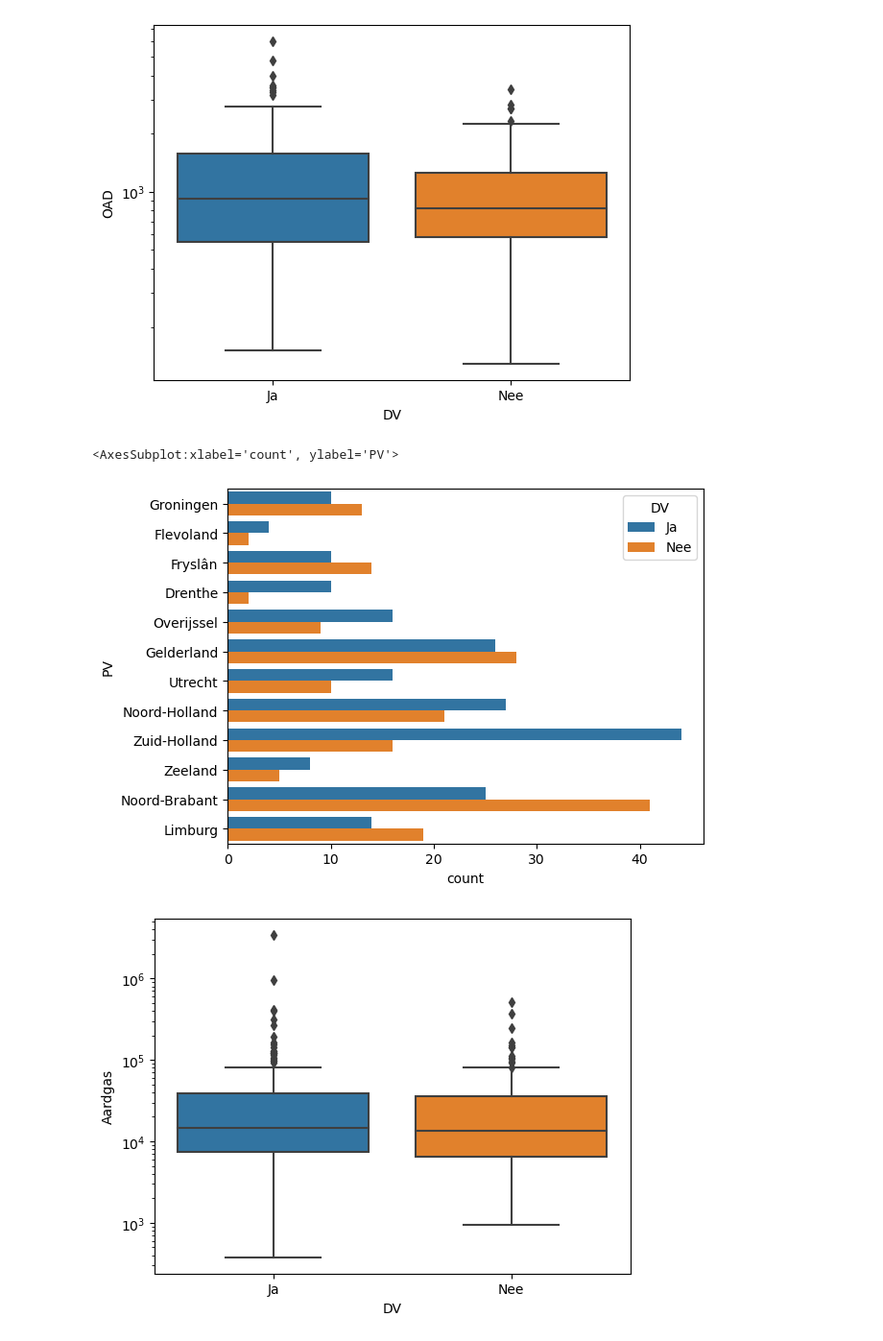
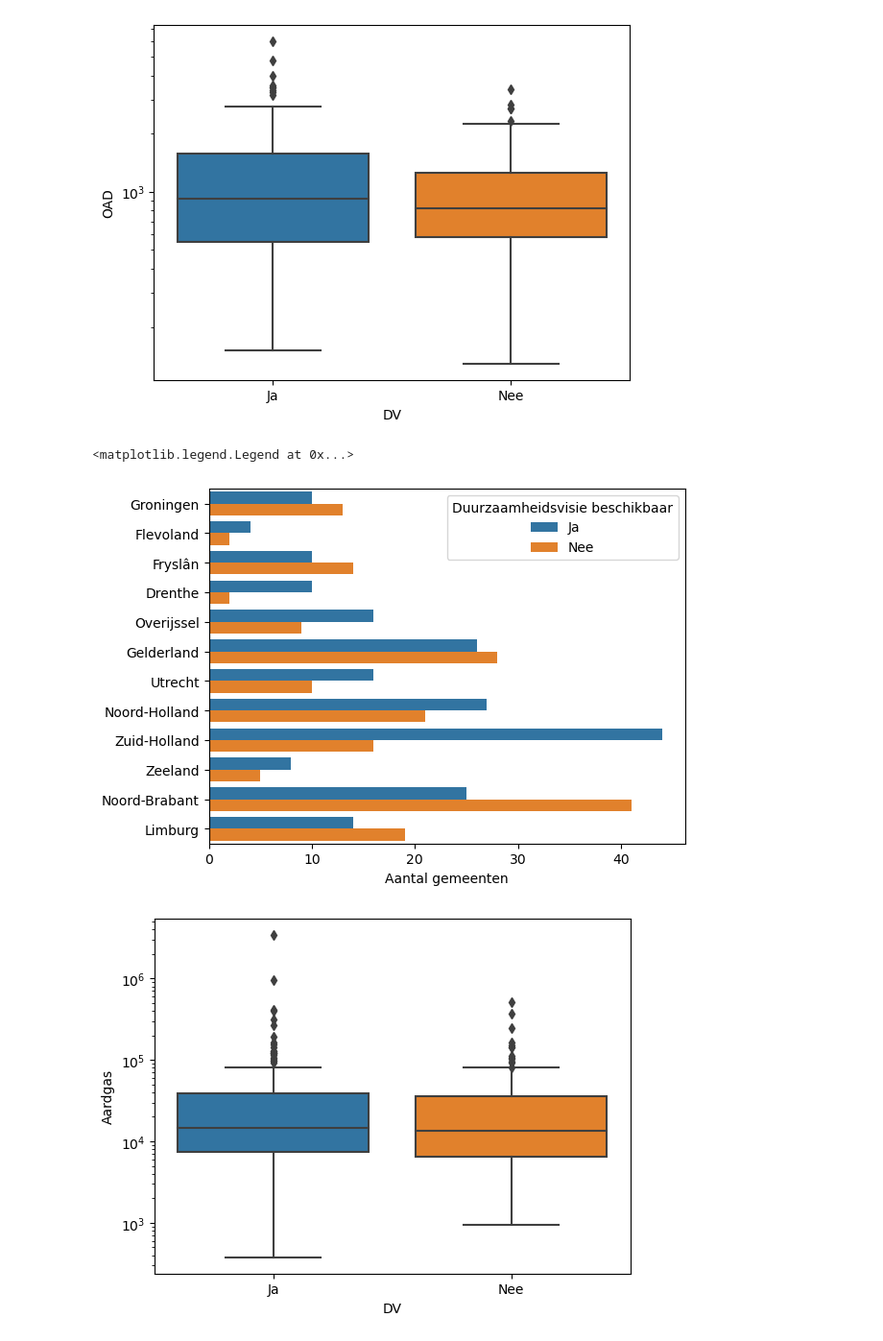
Before and after one commit to kjkoster/execute-enexis, a Jupyter notebook: notebooks/03 enexis governance -- SelBias.ipynb, the cells around one changed output. Shown at 96% size. Saved outputs shown, nothing was run; the diff lists cells and outputs as text; code cells hidden in the pictures.

Commit message:
Small changes to the layout of the two graphs contained in the report

```diff
--- a/notebooks/03 enexis governance -- SelBias.ipynb
+++ b/notebooks/03 enexis governance -- SelBias.ipynb
@@ -91,11 +94,13 @@ plt.yscale("log")
 # %% [output]
 [figure]
 # %%
-sns.countplot(y='PV', hue='DV', data=gemdvac)
+fig = sns.countplot(y='PV', hue='DV', data=gemdvac)
+fig.set(xlabel="Aantal gemeenten", ylabel=None)
+fig.legend(title="Duurzaamheidsvisie beschikbaar")
 # In Noord-Brabant zijn relatief weinig gemeenten met een document voor een duurzaamheidsvise, in Zuid-Holland, Overijssel en Drenthe zijn het er relatief veel.
 # %% [output]
-<AxesSubplot:xlabel='count', ylabel='PV'>
+<matplotlib.legend.Legend at 0x...>
-[figure, old version]
+[figure, new version]
 # %%
 sns.boxplot(x='DV', y='Aardgas', data=gemdvac)
 plt.yscale("log")
```
Also changed, not shown: parts of 1 cell of this notebook.
